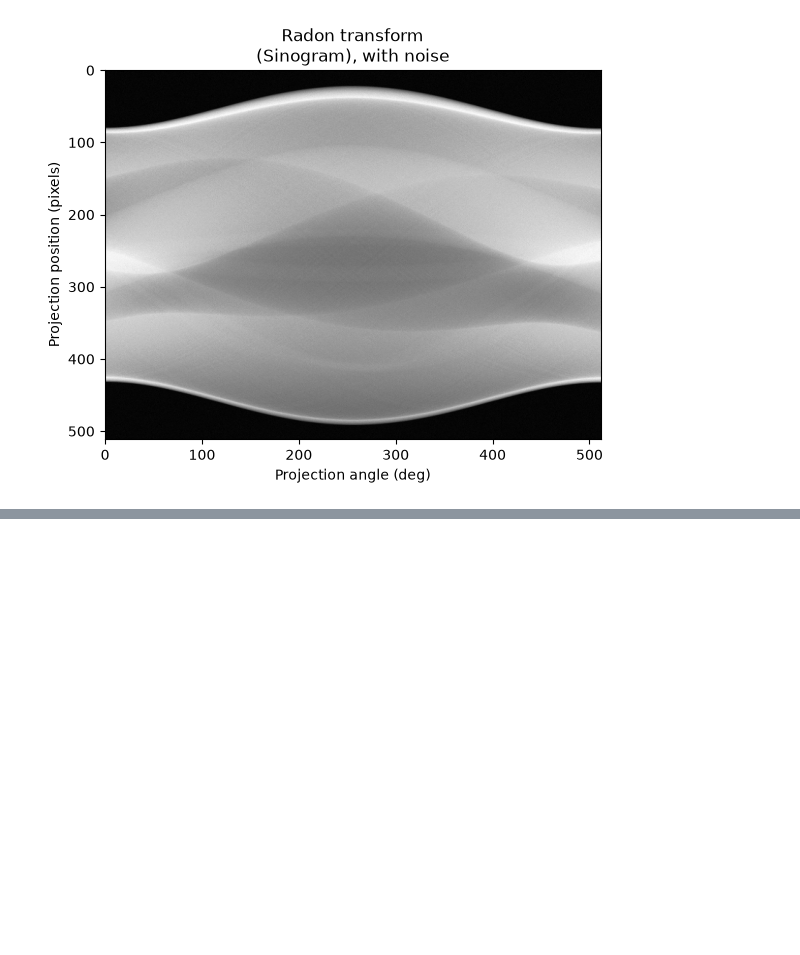
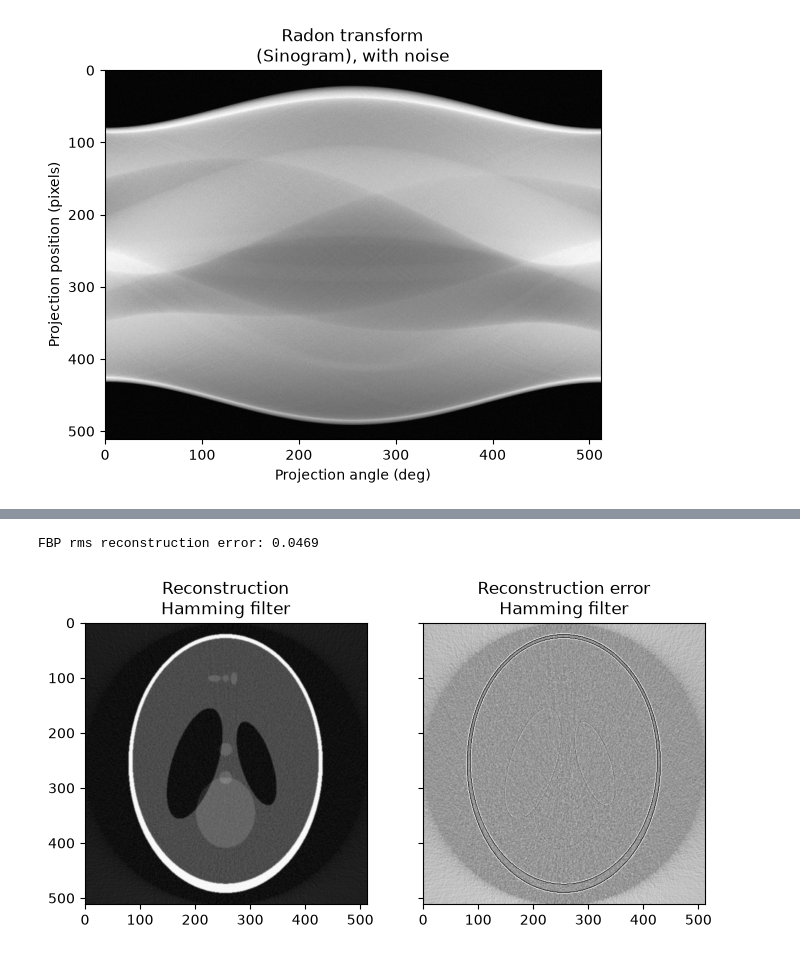
Before and after one commit to mThmo/Radon_26f, a Jupyter notebook: radon_demo.ipynb, the cells around one changed output, grey strips where cells are left out. Saved outputs shown, nothing was run; the diff lists cells and outputs as text; code cells hidden in the pictures; blank space fills up the shorter version.

```diff
--- a/radon_demo.ipynb
+++ b/radon_demo.ipynb
@@ -97,0 +106,18 @@ FBP rms reconstruction error: 0.247
+# %%
+reconstruction1_1 = inverseRadon(sinogram=noised_sinogram1, theta_deg=theta, kernel="hamming")
+
+
+error1_1 = reconstruction1_1 - image1
+
+print(f'FBP rms reconstruction error: {np.sqrt(np.mean(error1_1**2)):.3g}')
+
+imkwargs = dict(vmin=-0.2, vmax=0.2)
+fig, (ax1, ax2) = plt.subplots(1, 2, figsize=(8, 4.5), sharex=True, sharey=True)
+ax1.set_title("Reconstruction\nHamming filter")
+ax1.imshow(reconstruction1_1, cmap=plt.cm.Greys_r)
+ax2.set_title("Reconstruction error\nHamming filter")
+ax2.imshow(error1_1, cmap=plt.cm.Greys_r, **imkwargs)
+plt.show()
+# %% [output]
+FBP rms reconstruction error: 0.0469
+[figure, added]
```
Also changed, not shown: parts of 2 cells of this notebook, 1 other file.
